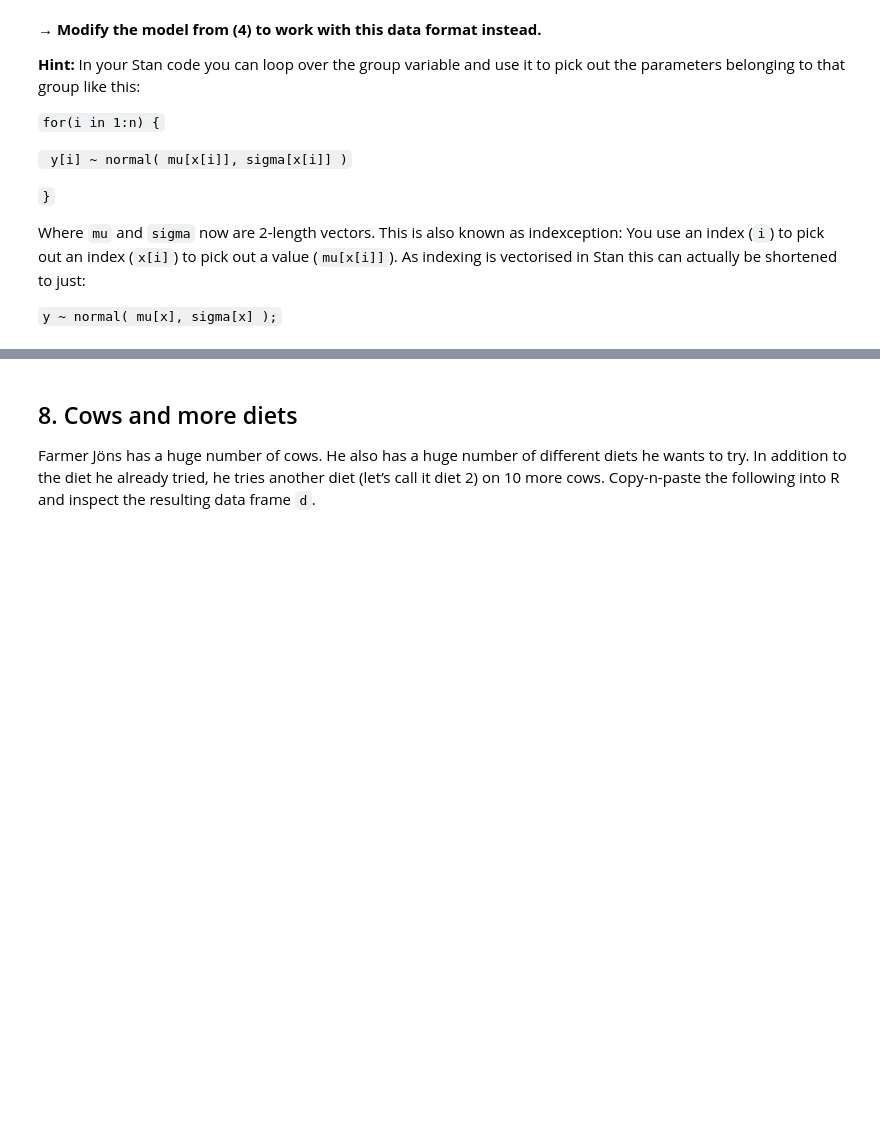
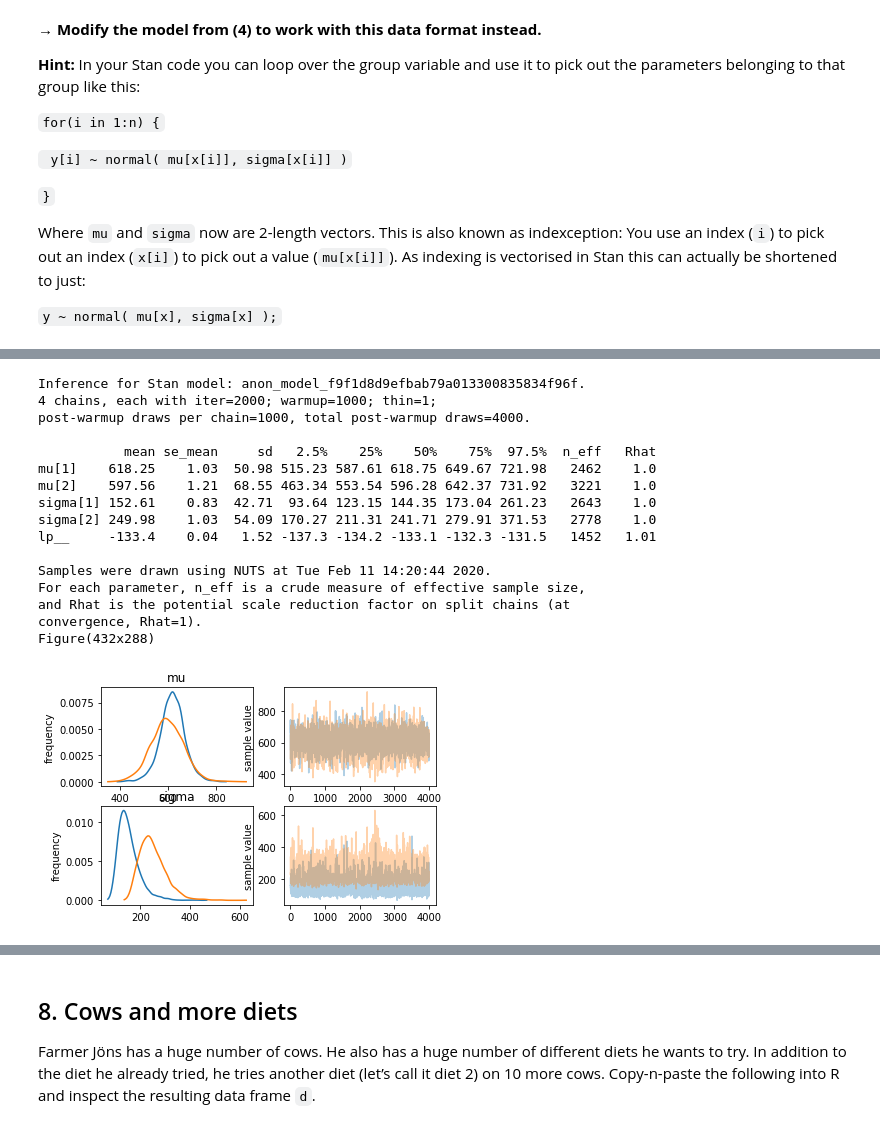
Before and after one commit to francescolosterzo/bayesianprobabilitiesworkshop, a Jupyter notebook: Exercise 3.ipynb, the cells around one changed output, grey strips where cells are left out. Cells and saved outputs as stored; diff of their text form; code cells hidden in the pictures; blank space fills up the shorter version.

```diff
--- a/Exercise 3.ipynb
+++ b/Exercise 3.ipynb
@@ -494,3 +599,39 @@ data_list = dict(y = d.milk, x = d.group, n = len(d.milk),
 Where `mu` and `sigma` now are 2-length vectors. This is also known as indexception: You use an index (`i`) to pick out an index (`x[i]`) to pick out a value (`mu[x[i]]`). As indexing is vectorised in Stan this can actually be shortened to just:
 
 `y ~ normal( mu[x], sigma[x] );`
+# %%
+model = """
+data {
+
+  int n; // # of cows
+  int n_groups; // # of groups
+
+  int y[n]; // milk yield (per cow)
+  int x[n]; // group to which each cow belongs
+
+}
+
+parameters {
+
+  vector[n_groups] mu;
+  vector<lower=0>[n_groups] sigma;
+
+}
+model {
+
+  // priors!
+  mu ~ uniform(0,1000);
+  sigma ~ uniform(0,1000);
+
+  for (i in 1:n) {
+    y[i] ~ normal( mu[x[i]], sigma[x[i]] );
+  }
+}
+"""
+# %%
+stan_samples = pystan.stan(model_code = model, data = data_list)
+
+# Plotting and summarizing the posterior distribution
+print(stan_samples)
+print(stan_samples.plot())
+# %% [output]
@@ -496,0 +640,17 @@ Where `mu` and `sigma` now are 2-length vectors. This is also known as indexcept
+Inference for Stan model: anon_model_f9f1d8d9efbab79a013300835834f96f.
+4 chains, each with iter=2000; warmup=1000; thin=1;
+post-warmup draws per chain=1000, total post-warmup draws=4000.
+
+           mean se_mean     sd   2.5%    25%    50%    75%  97.5%  n_eff   Rhat
+mu[1]    618.25    1.03  50.98 515.23 587.61 618.75 649.67 721.98   2462    1.0
+mu[2]    597.56    1.21  68.55 463.34 553.54 596.28 642.37 731.92   3221    1.0
+sigma[1] 152.61    0.83  42.71  93.64 123.15 144.35 173.04 261.23   2643    1.0
+sigma[2] 249.98    1.03  54.09 170.27 211.31 241.71 279.91 371.53   2778    1.0
+lp__     -133.4    0.04   1.52 -137.3 -134.2 -133.1 -132.3 -131.5   1452   1.01
+
+Samples were drawn using NUTS at Tue Feb 11 14:20:44 2020.
+For each parameter, n_eff is a crude measure of effective sample size,
+and Rhat is the potential scale reduction factor on split chains (at
+convergence, Rhat=1).
+Figure(432x288)
+[figure, added]
```
Also changed, not shown: parts of 65 cells of this notebook.
